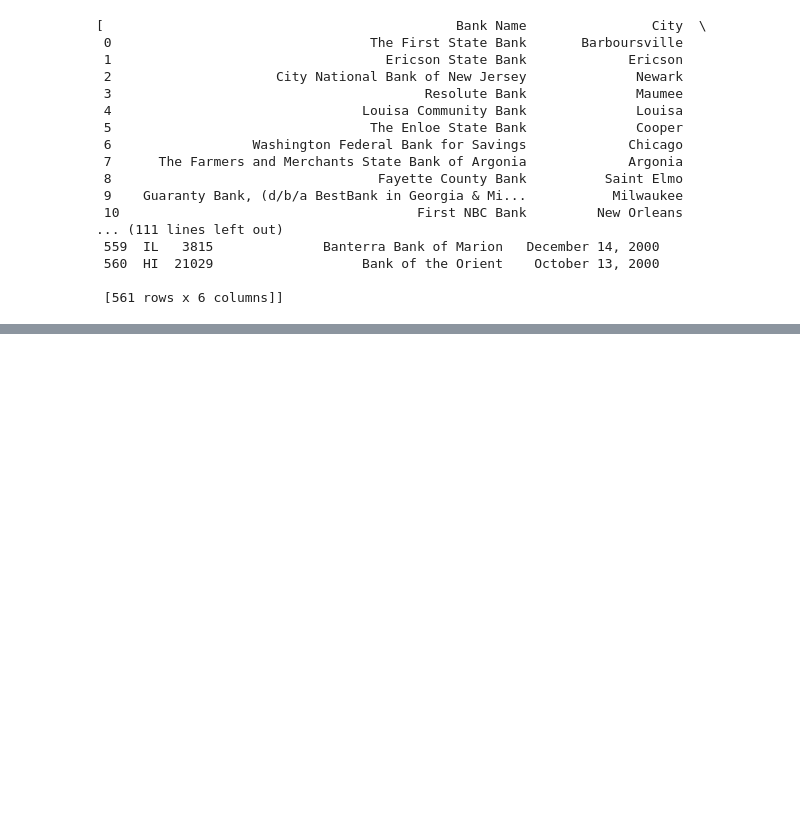
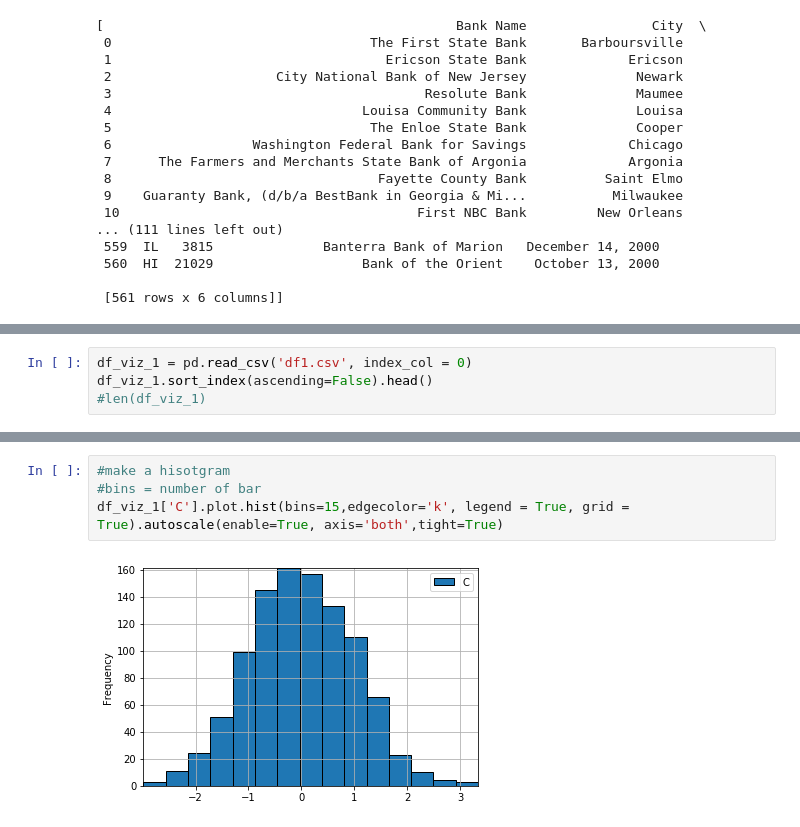
Before and after one commit to jakaesembodo/Python-Time-Series, a Jupyter notebook: time-series.ipynb, the cells around one changed output, grey strips where cells are left out. Drawn from its saved outputs; the diff is of its cells as text; blank space fills up the shorter version.

Commit message:
update learning: data visualization

```diff
--- a/time-series.ipynb
+++ b/time-series.ipynb
@@ -690,0 +699,4 @@ df_6
+# %%
+df_viz_1 = pd.read_csv('df1.csv', index_col = 0)
+df_viz_1.sort_index(ascending=False).head()
+#len(df_viz_1)
@@ -690,0 +721,6 @@ df_6
+# %%
+#make a hisotgram
+#bins = number of bar
+df_viz_1['C'].plot.hist(bins=15,edgecolor='k', legend = True, grid = True).autoscale(enable=True, axis='both',tight=True)
+# %% [output]
+[figure, added]
```
Also changed, not shown: parts of 22 cells of this notebook.
